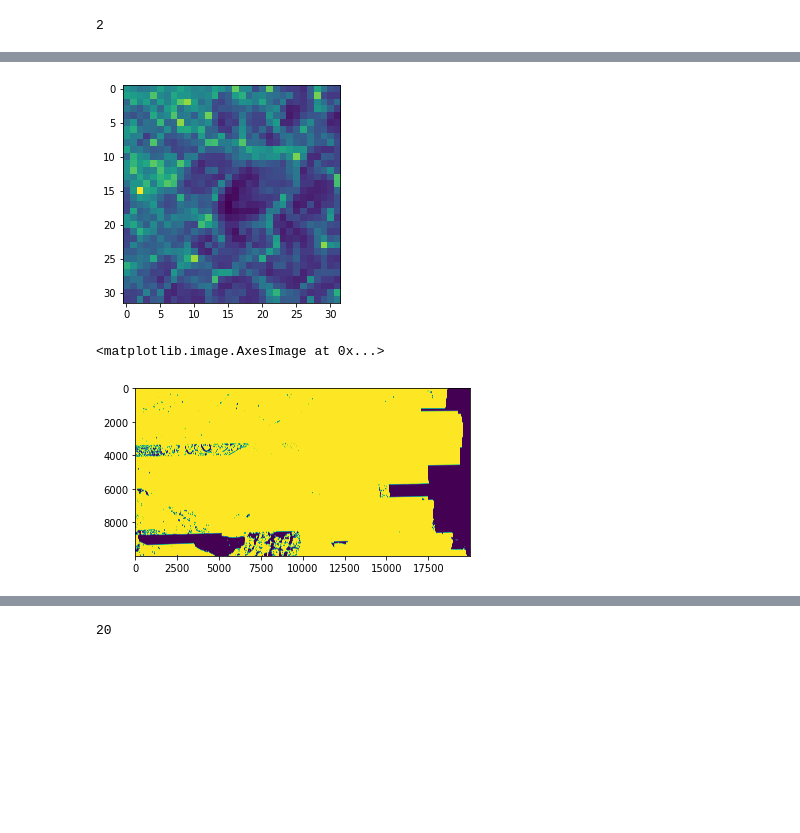
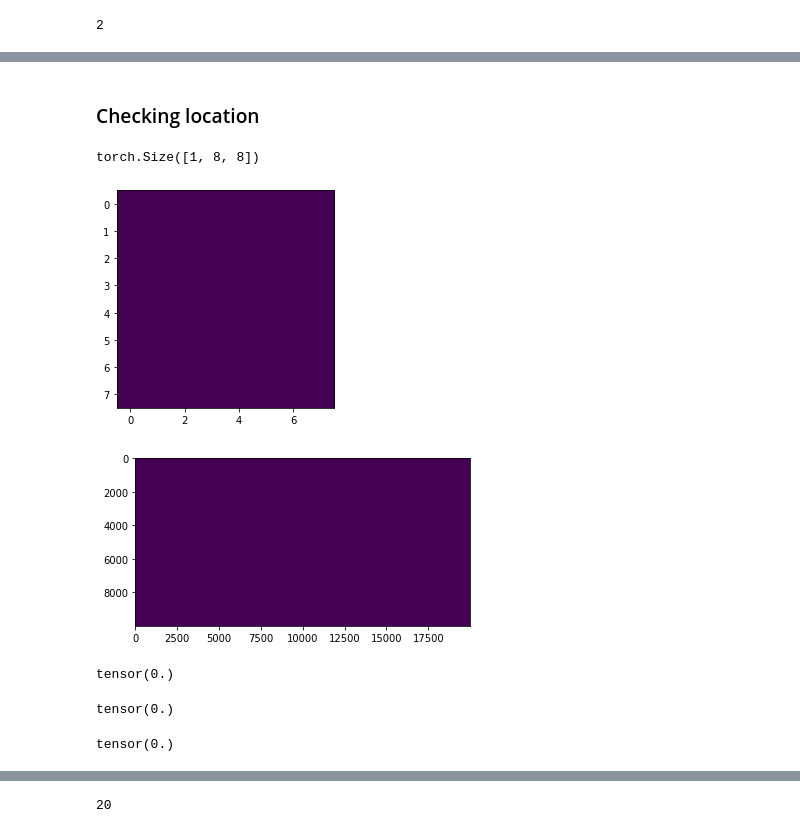
Before and after one commit to bqianz/film, a Jupyter notebook: film_arcticdem.ipynb, the cells around one changed output, grey strips where cells are left out. Saved outputs shown, nothing was run; the diff lists cells and outputs as text; code cells hidden in the pictures; blank space fills up the shorter version.

```diff
--- a/film_arcticdem.ipynb
+++ b/film_arcticdem.ipynb
@@ -32,9 +32,8 @@ transformer.transform(68.104567,-135) #lat, long
 hidden_width = 32
 hidden_nblocks = 4
 train_max_epoch = 50
-max_iterations = 10
 
-chip_size = 32
+chip_size = 8
 
 data_root = "saga_data"
 n_channels = len(os.listdir(data_root)) // 2
@@ -180,0 +191,5 @@ plt.show()
+# %%
+# remove outlier depth
+df = df.drop(df[df['depth'] > 10].index)
+
+df.depth.max()
@@ -249,7 +270,7 @@ class SAGA10mDataset(Dataset):
 
         # 1 pixel = 10|
         self.n_pixels = 10000
-        self.base_y = -9995
+
         self.base_x = -239995
 
         self.df = df
@@ -264,13 +285,13 @@ class SAGA10mDataset(Dataset):
 
         self.preloaded = torch.zeros(self.n_channels, self.n_pixels, self.n_pixels*2)
 
-        file_list = os.listdir(data_root)
+#         file_list = os.listdir(data_root)
 
-        for i in range(self.n_channels):
-            # name = file.split('_')[0]
-            # print(name)
-            self.preloaded[i, :, 0:10000] = self.trans(Image.open(data_root + os.path.sep + file_list[i*2]))
-            self.preloaded[i,:, 10000:20000] = self.trans(Image.open(data_root + os.path.sep + file_list[i*2 + 1]))
+#         for i in range(self.n_channels):
+#             # name = file.split('_')[0]
+#             # print(name)
+#             self.preloaded[i, :, 0:10000] = self.trans(Image.open(data_root + os.path.sep + file_list[i*2]))
+#             self.preloaded[i,:, 10000:20000] = self.trans(Image.open(data_root + os.path.sep + file_list[i*2 + 1]))
 
 
         print('Dataset initialized')
@@ -293,6 +314,7 @@ class SAGA10mDataset(Dataset):
         pixel_len = 10
 
 
+        # (df17.proj_x + 2400000) / 10, (-df17.proj_y)/10
 
         x_start = max(0 , np.round((x - self.base_x) / pixel_len - self.chip_size/2).astype(int))
         x_end = min(20000, x_start + self.chip_size)
@@ -307,7 +329,9 @@ class SAGA10mDataset(Dataset):
 
 
         # surface = torch.tensor(row.filter(['depth'])).float()
-        surface = torch.tensor(row.filter(['depth_norm', 'month_cyclic_norm', 'proj_x_norm', 'proj_y_norm', 'year_norm'])).float()
+        surface = torch.tensor(row.filter(['depth_norm', 'month_cyclic_norm', 'lat_norm', 'lng_norm', 'year_norm'])).float()
+
+        other = torch.tensor(row.filter(['latitude', 'longitude', 'proj_x', 'proj_y'])).float()
 
         frozen = torch.tensor(row.at['frozen']).float()
 
@@ -316,7 +340,8 @@ class SAGA10mDataset(Dataset):
 
         # material_ice = torch.tensor(row.at['material_ice']).float()
 
-        return {'image': image, 'surface_data': surface, 'frozen': frozen,  'visible_ice': visible_ice} #'material_ice': material_ice}
+
+        return {'image': image, 'surface_data': surface, 'frozen': frozen,  'visible_ice': visible_ice, 'other': other} #'material_ice': material_ice}
 # %%
 loaded_dataset = SAGA10mDataset(data_root, df2, chip_size)
 # %% [output]
@@ -528,21 +710,39 @@ def test_model(epoch_loss, print_model_epoch = False):
 ## Pure MLP
 # %%
 full_dataset = loaded_dataset
+# %% [markdown]
+### Checking location
+# %%
+full_dataset[0]['image'].shape
+# %% [output]
+torch.Size([1, 8, 8])
 # %%
 # what chips look like
-test_chip = full_dataset[0]['image'][0]
+test_chip = full_dataset[0]['image'].squeeze()
 plt.imshow(test_chip)
 plt.show()
 # %% [output]
-[figure, old version]
+[figure, new version]
 # %%
 # what the full image looks like
-plt.imshow(full_dataset.preloaded[0])
+full_image = full_dataset.preloaded.squeeze()
+plt.imshow(full_image)
 
 # point = full_dataset[0].surface_data
 # point_x, point_y = point[2], point[3]
 # plt.scatter(point_x, point_y)
 plt.show()
 # %% [output]
-<matplotlib.image.AxesImage at 0x...>
-[figure, old version]
+[figure, new version]
+# %%
+full_image.max()
+# %% [output]
+tensor(0.)
+# %%
+full_image.min()
+# %% [output]
+tensor(0.)
+# %%
+full_image.mean()
+# %% [output]
+tensor(0.)
```
Also changed, not shown: parts of 19 cells of this notebook.
